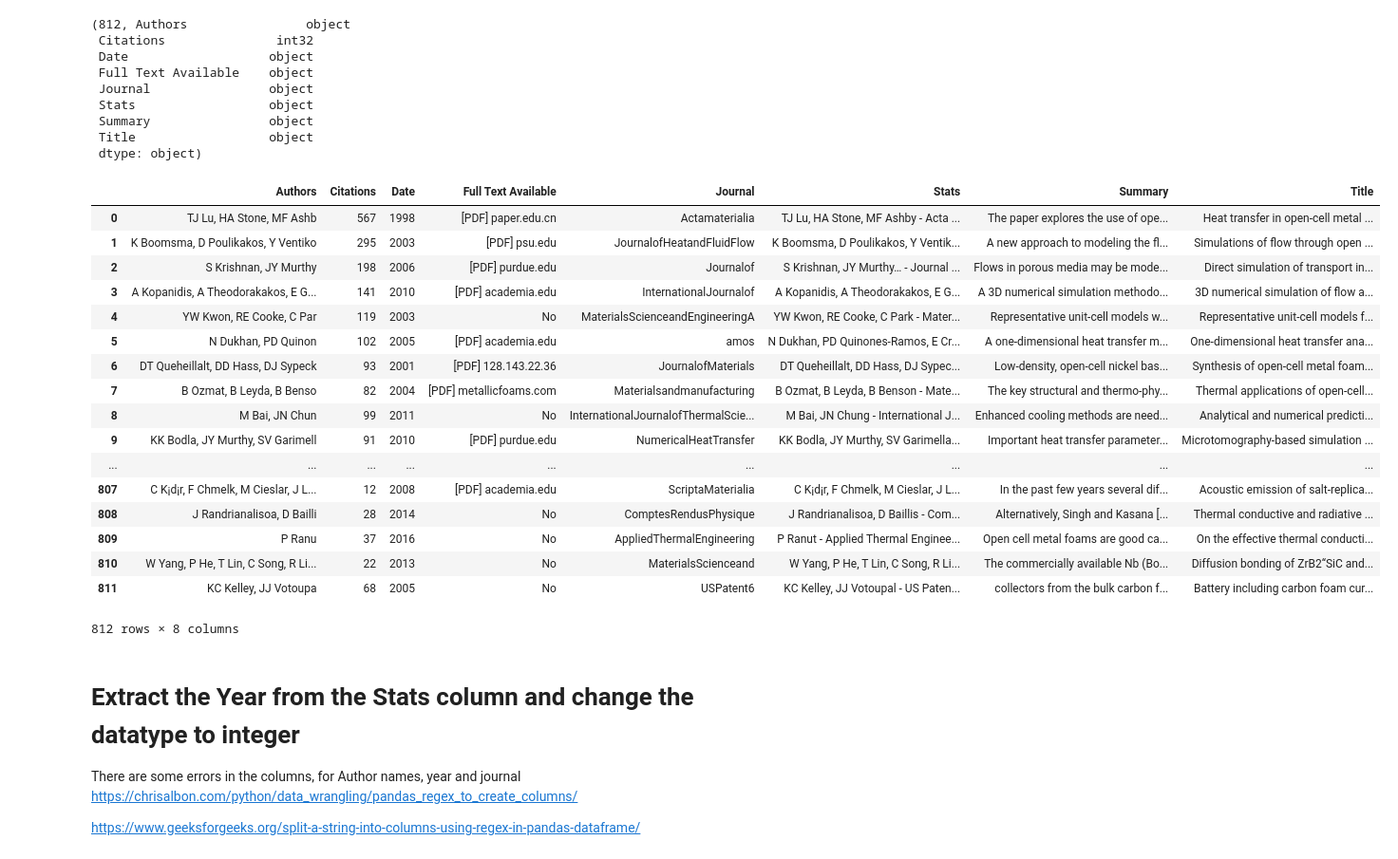
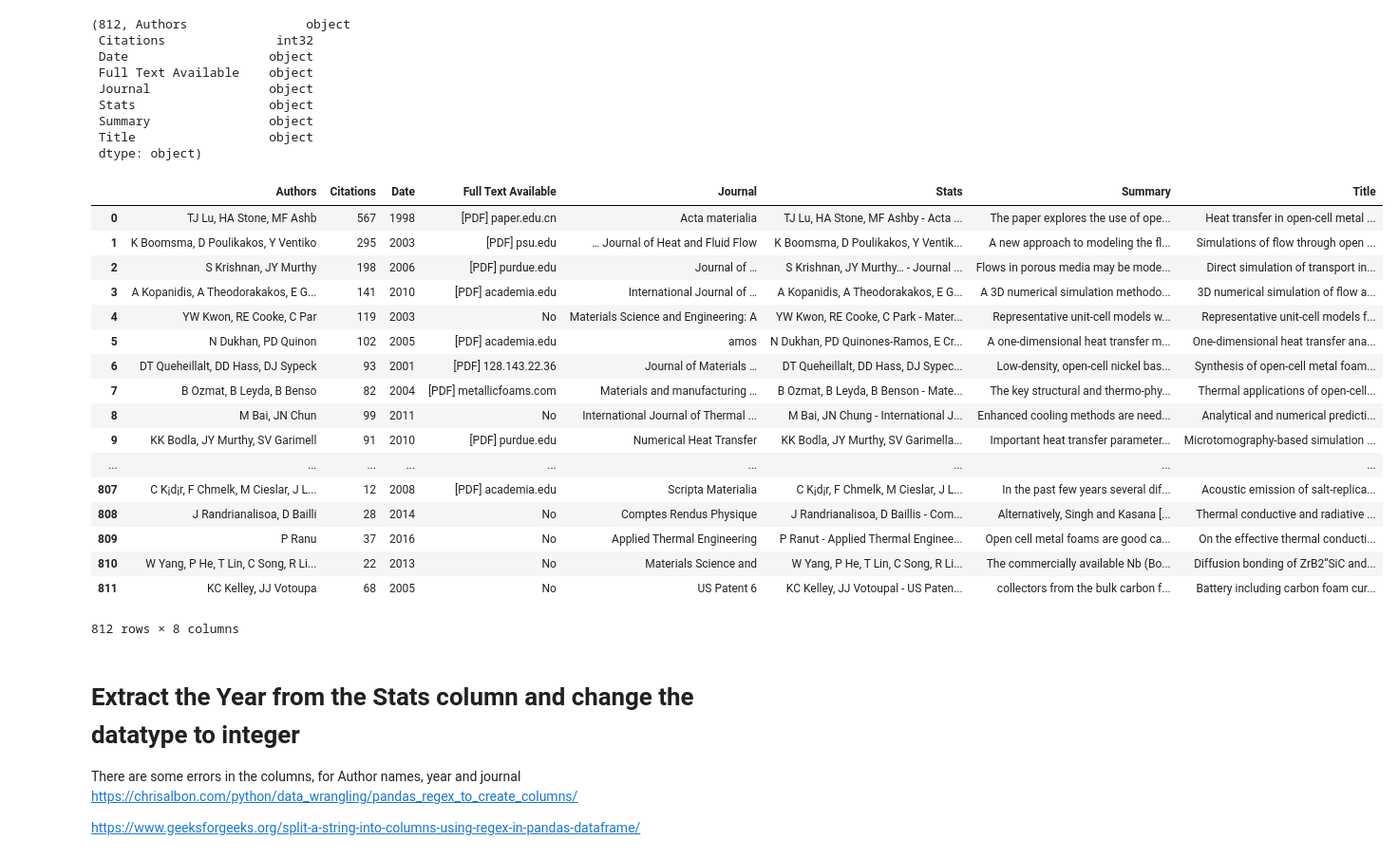
Before and after one commit to sn95033/Project-2-Research-Notebook, a Jupyter notebook: Clean_up_code.ipynb, the cells around one changed output. Shown at 95% size. Cells and saved outputs as stored; diff of their text form; code cells hidden in the pictures.

```diff
--- a/Clean_up_code.ipynb
+++ b/Clean_up_code.ipynb
@@ -162,39 +178,38 @@ len(ref7), ref7.dtypes
  Summary                object
  Title                  object
  dtype: object)
-# %%
-# Try removing the non-ASciis with python
-
-ref7['Journal']= ref7['Journal'].str.replace('\W+', '')
 # %%
-#Remove the non-standard characters in all columns
-#cols = ref7.columns
+# Try removing the non-ASciis with python
+cols = ref7.columns
 
-#ref7[cols] = ref7[cols].replace({
-#                                'Ä':'', '¦':'', 'Ÿ':'', '±':'', '–':'', 'Ã':'', 'â':'', '¢':'',
-#                                '¬':'','€':'', 'Ë':'', '†':'', '™':'',
-#                               'Œ':'', 'ž':'', 'ƒ':'', '¶':'', '¼':'', 'Å':'', '³':'',
-#                                '¾':'','º':'', '©':'', 'Â':'', 'Â':'',}, regex=True)#
+ref7[cols]= ref7[cols].replace('\W+', ' ')
+
+
+ref7[cols] = ref7[cols].replace({
+                               'Ä':'', '¦':'', 'Ÿ':'', '±':'', '–':'', 'Ã':'', 'â':'', '¢':'',
+                                '¬':'','€':'', 'Ë':'', '†':'', '™':'',
+                               'Œ':'', 'ž':'', 'ƒ':'', '¶':'', '¼':'', 'Å':'', '³':'',
+                               '¾':'','º':'', '©':'', 'Â':'', 'Â':'',}, regex=True)#
 
 ref7
 # %% [output]
 |  | Authors | Citations | Date | Full Text Available | Journal | Stats | Summary | Title |
-| 0 | TJ Lu, HA Stone, MF Ashb | 567 | 1998 | [PDF] paper.edu.cn | Actamaterialia | TJ Lu, HA Stone, MF Ashby - Acta ... | The paper explores the use of ope... | Heat transfer in open-cell metal ... |
-| 1 | K Boomsma, D Poulikakos, Y Ventiko | 295 | 2003 | [PDF] psu.edu | JournalofHeatandFluidFlow | K Boomsma, D Poulikakos, Y Ventik... | A new approach to modeling the fl... | Simulations of flow through open ... |
-| 2 | S Krishnan, JY Murthy | 198 | 2006 | [PDF] purdue.edu | Journalof | S Krishnan, JY Murthy… - Journal ... | Flows in porous media may be mode... | Direct simulation of transport in... |
-| 3 | A Kopanidis, A Theodorakakos, E G... | 141 | 2010 | [PDF] academia.edu | InternationalJournalof | A Kopanidis, A Theodorakakos, E G... | A 3D numerical simulation methodo... | 3D numerical simulation of flow a... |
-| 4 | YW Kwon, RE Cooke, C Par | 119 | 2003 | No | MaterialsScienceandEngineeringA | YW Kwon, RE Cooke, C Park - Mater... | Representative unit-cell models w... | Representative unit-cell models f... |
+| 0 | TJ Lu, HA Stone, MF Ashb | 567 | 1998 | [PDF] paper.edu.cn | Acta materialia | TJ Lu, HA Stone, MF Ashby - Acta ... | The paper explores the use of ope... | Heat transfer in open-cell metal ... |
+| 1 | K Boomsma, D Poulikakos, Y Ventiko | 295 | 2003 | [PDF] psu.edu | … Journal of Heat and Fluid Flow | K Boomsma, D Poulikakos, Y Ventik... | A new approach to modeling the fl... | Simulations of flow through open ... |
+| 2 | S Krishnan, JY Murthy | 198 | 2006 | [PDF] purdue.edu | Journal of … | S Krishnan, JY Murthy… - Journal ... | Flows in porous media may be mode... | Direct simulation of transport in... |
+| 3 | A Kopanidis, A Theodorakakos, E G... | 141 | 2010 | [PDF] academia.edu | International Journal of … | A Kopanidis, A Theodorakakos, E G... | A 3D numerical simulation methodo... | 3D numerical simulation of flow a... |
+| 4 | YW Kwon, RE Cooke, C Par | 119 | 2003 | No | Materials Science and Engineering: A | YW Kwon, RE Cooke, C Park - Mater... | Representative unit-cell models w... | Representative unit-cell models f... |
 | 5 | N Dukhan, PD Quinon | 102 | 2005 | [PDF] academia.edu | amos | N Dukhan, PD Quinones-Ramos, E Cr... | A one-dimensional heat transfer m... | One-dimensional heat transfer ana... |
-| 6 | DT Queheillalt, DD Hass, DJ Sypeck | 93 | 2001 | [PDF] 128.143.22.36 | JournalofMaterials | DT Queheillalt, DD Hass, DJ Sypec... | Low-density, open-cell nickel bas... | Synthesis of open-cell metal foam... |
-| 7 | B Ozmat, B Leyda, B Benso | 82 | 2004 | [PDF] metallicfoams.com | Materialsandmanufacturing | B Ozmat, B Leyda, B Benson - Mate... | The key structural and thermo-phy... | Thermal applications of open-cell... |
-| 8 | M Bai, JN Chun | 99 | 2011 | No | InternationalJournalofThermalScie... | M Bai, JN Chung - International J... | Enhanced cooling methods are need... | Analytical and numerical predicti... |
-| 9 | KK Bodla, JY Murthy, SV Garimell | 91 | 2010 | [PDF] purdue.edu | NumericalHeatTransfer | KK Bodla, JY Murthy, SV Garimella... | Important heat transfer parameter... | Microtomography-based simulation ... |
+| 6 | DT Queheillalt, DD Hass, DJ Sypeck | 93 | 2001 | [PDF] 128.143.22.36 | Journal of Materials … | DT Queheillalt, DD Hass, DJ Sypec... | Low-density, open-cell nickel bas... | Synthesis of open-cell metal foam... |
+| 7 | B Ozmat, B Leyda, B Benso | 82 | 2004 | [PDF] metallicfoams.com | Materials and manufacturing … | B Ozmat, B Leyda, B Benson - Mate... | The key structural and thermo-phy... | Thermal applications of open-cell... |
+| 8 | M Bai, JN Chun | 99 | 2011 | No | International Journal of Thermal ... | M Bai, JN Chung - International J... | Enhanced cooling methods are need... | Analytical and numerical predicti... |
+| 9 | KK Bodla, JY Murthy, SV Garimell | 91 | 2010 | [PDF] purdue.edu | Numerical Heat Transfer | KK Bodla, JY Murthy, SV Garimella... | Important heat transfer parameter... | Microtomography-based simulation ... |
 | ... | ... | ... | ... | ... | ... | ... | ... | ... |
-| 807 | C K¡d¡r, F Chmelk, M Cieslar, J L... | 12 | 2008 | [PDF] academia.edu | ScriptaMaterialia | C K¡d¡r, F Chmelk, M Cieslar, J L... | In the past few years several dif... | Acoustic emission of salt-replica... |
-| 808 | J Randrianalisoa, D Bailli | 28 | 2014 | No | ComptesRendusPhysique | J Randrianalisoa, D Baillis - Com... | Alternatively, Singh and Kasana [... | Thermal conductive and radiative ... |
-| 809 | P Ranu | 37 | 2016 | No | AppliedThermalEngineering | P Ranut - Applied Thermal Enginee... | Open cell metal foams are good ca... | On the effective thermal conducti... |
-| 810 | W Yang, P He, T Lin, C Song, R Li... | 22 | 2013 | No | MaterialsScienceand | W Yang, P He, T Lin, C Song, R Li... | The commercially available Nb (Bo... | Diffusion bonding of ZrB2“SiC and... |
-| 811 | KC Kelley, JJ Votoupa | 68 | 2005 | No | USPatent6 | KC Kelley, JJ Votoupal - US Paten... | collectors from the bulk carbon f... | Battery including carbon foam cur... |
+| 807 | C K¡d¡r, F Chmelk, M Cieslar, J L... | 12 | 2008 | [PDF] academia.edu | Scripta Materialia | C K¡d¡r, F Chmelk, M Cieslar, J L... | In the past few years several dif... | Acoustic emission of salt-replica... |
+| 808 | J Randrianalisoa, D Bailli | 28 | 2014 | No | Comptes Rendus Physique | J Randrianalisoa, D Baillis - Com... | Alternatively, Singh and Kasana [... | Thermal conductive and radiative ... |
+| 809 | P Ranu | 37 | 2016 | No | Applied Thermal Engineering | P Ranut - Applied Thermal Enginee... | Open cell metal foams are good ca... | On the effective thermal conducti... |
+| 810 | W Yang, P He, T Lin, C Song, R Li... | 22 | 2013 | No | Materials Science and | W Yang, P He, T Lin, C Song, R Li... | The commercially available Nb (Bo... | Diffusion bonding of ZrB2“SiC and... |
+| 811 | KC Kelley, JJ Votoupa | 68 | 2005 | No | US Patent 6 | KC Kelley, JJ Votoupal - US Paten... | collectors from the bulk carbon f... | Battery including carbon foam cur... |
 812 rows × 8 columns
 # %% [markdown]
 # Extract the Year from the Stats column and change the datatype to integer
```
Also changed, not shown: parts of 18 cells of this notebook, 23 other files.
